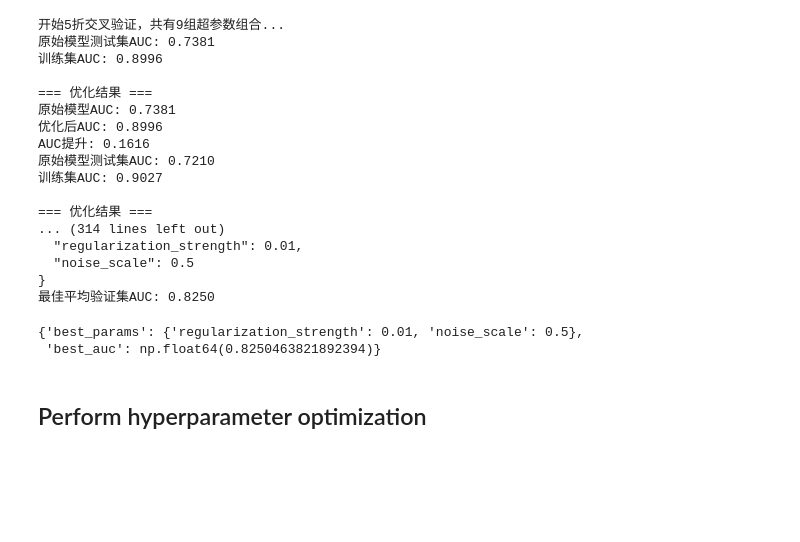
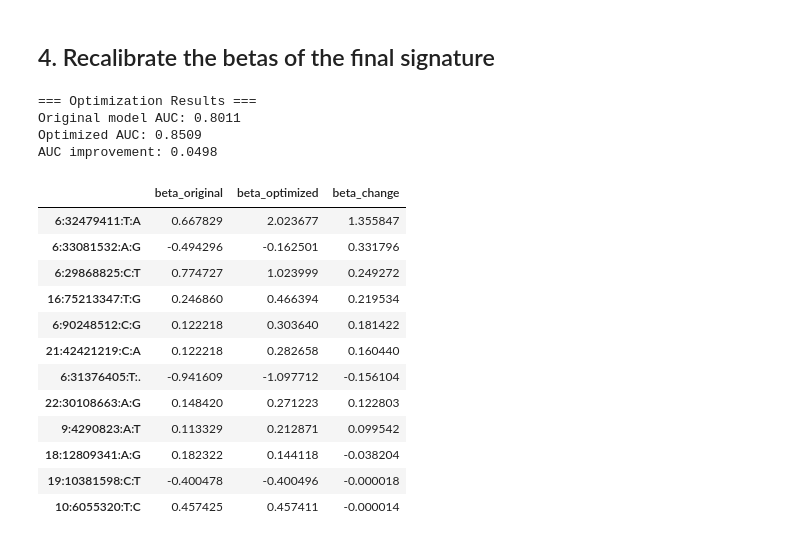
Before and after one commit to JassicaZ/grsopt, a Jupyter notebook: demo.ipynb, the cells around one changed output. Drawn from its saved outputs; the diff is of its cells as text; code cells hidden in the pictures; blank space fills up the shorter version.

```diff
--- a/demo.ipynb
+++ b/demo.ipynb
@@ -46,3 +132,13 @@ beta_orign=pd.read_csv('./data/sfware_test/T1DGRS1&2_beta.csv',index_col=0)
 # %%
-mapping = {"HC": 0, "T1D": 1}
-y =y.map(mapping)
+sel_fwd = SelectionConfig(
+    direction="forward",
+    cv_folds=5,
+    start_n=10,                 # forward: start from the 10 most important SNPs
+    end_n=20,                   # stop when 20 SNPs are reached
+    margin=0.0,
+    retention_threshold=0.8,
+)
+
+res_fwd = forward_selection(X, y, beta, sel_fwd, opt)
+print(f"Forward selection: {len(res_fwd['selected_snps'])} SNPs, "
+      f"mean held-out AUC {res_fwd['mean_auc']:.4f} +/- {res_fwd['std_auc']:.4f}")
@@ -56,27 +182,19 @@ param_grid = {
-# %%
-crs_val=grsopter.cross_validate(X, y, param_grid, cv_folds=5)
-# %% [output]
-开始5折交叉验证，共有9组超参数组合...
-原始模型测试集AUC: 0.7381
-训练集AUC: 0.8996
-
-=== 优化结果 ===
-原始模型AUC: 0.7381
-优化后AUC: 0.8996
-AUC提升: 0.1616
-原始模型测试集AUC: 0.7210
-训练集AUC: 0.9027
-
-=== 优化结果 ===
-... (314 lines left out)
-  "regularization_strength": 0.01,
-  "noise_scale": 0.5
-}
-最佳平均验证集AUC: 0.8250
+# %% [markdown]
+## 4. Recalibrate the betas of the final signature
 # %%
-crs_val
+optimizer = grsoptimizer(
+    original_betas=beta_sel,
+    regularization_strength=cv_res["best_params"]["regularization_strength"],
+    noise_scale=cv_res["best_params"]["noise_scale"],
+    n_initial=5,
+    max_iter=200,
+    loss="rank",
+    verbose=True,
+)
+
+result = optimizer.optimize(X_sel, y)
 # %% [output]
-{'best_params': {'regularization_strength': 0.01, 'noise_scale': 0.5},
- 'best_auc': np.float64(0.8250463821892394)}
+=== Optimization Results ===
+Original model AUC: 0.8011
+Optimized AUC: 0.8509
+AUC improvement: 0.0498
-# %% [markdown]
-## Perform hyperparameter optimization
@@ -86,0 +201,24 @@ grsopter=grsopt.grsoptimizer(original_betas=beta_orign['beta'],
+# %%
+beta_optimized = pd.Series(result["optimized_betas"], index=final_snps)
+
+beta_table = pd.DataFrame({
+    "beta_original": beta_sel,
+    "beta_optimized": beta_optimized,
+    "beta_change": beta_optimized - beta_sel,
+}).sort_values("beta_change", key=abs, ascending=False)
+
+beta_table
+# %% [output]
+|  | beta_original | beta_optimized | beta_change |
+| 6:32479411:T:A | 0.667829 | 2.023677 | 1.355847 |
+| 6:33081532:A:G | -0.494296 | -0.162501 | 0.331796 |
+| 6:29868825:C:T | 0.774727 | 1.023999 | 0.249272 |
+| 16:75213347:T:G | 0.246860 | 0.466394 | 0.219534 |
+| 6:90248512:C:G | 0.122218 | 0.303640 | 0.181422 |
+| 21:42421219:C:A | 0.122218 | 0.282658 | 0.160440 |
+| 6:31376405:T:. | -0.941609 | -1.097712 | -0.156104 |
+| 22:30108663:A:G | 0.148420 | 0.271223 | 0.122803 |
+| 9:4290823:A:T | 0.113329 | 0.212871 | 0.099542 |
+| 18:12809341:A:G | 0.182322 | 0.144118 | -0.038204 |
+| 19:10381598:C:T | -0.400478 | -0.400496 | -0.000018 |
+| 10:6055320:T:C | 0.457425 | 0.457411 | -0.000014 |
```
Also changed, not shown: parts of 30 cells of this notebook.
